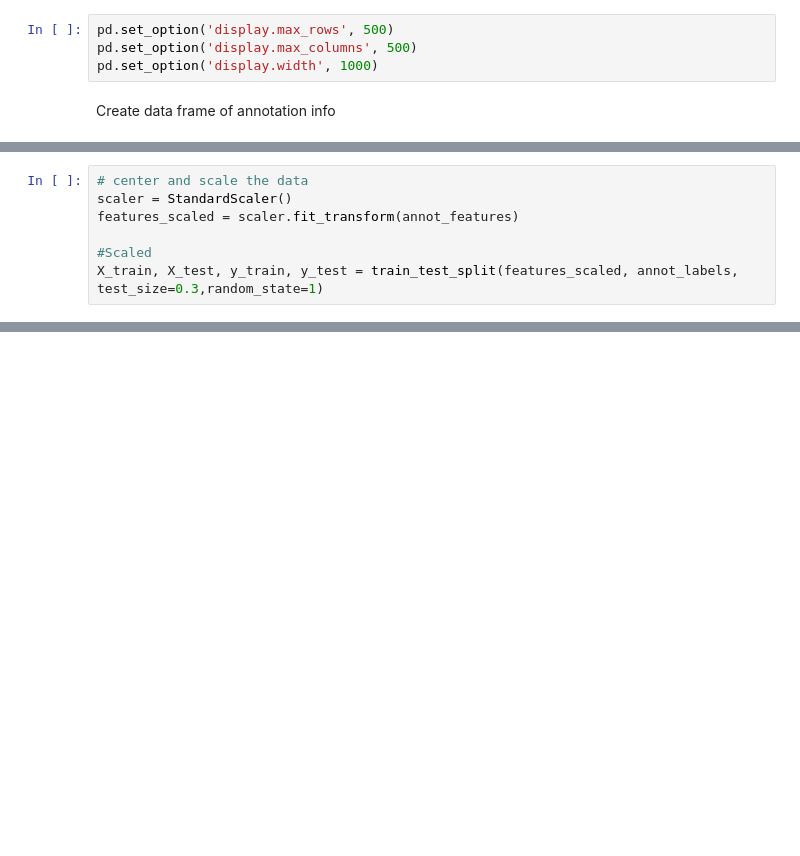
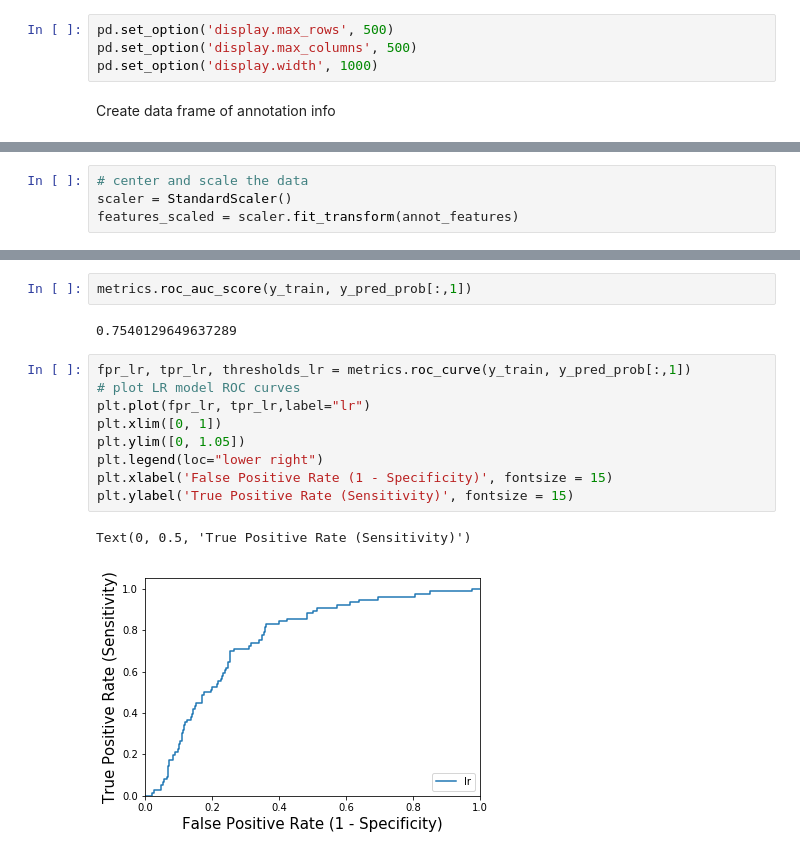
Before and after one commit to grace3999/USV_Python, a Jupyter notebook: Notebooks/xr_Annotations_modeling.ipynb, the cells around one changed output, grey strips where cells are left out. Cells and saved outputs as stored; diff of their text form; blank space fills up the shorter version.

```diff
--- a/Notebooks/xr_Annotations_modeling.ipynb
+++ b/Notebooks/xr_Annotations_modeling.ipynb
@@ -80,6 +96,3 @@ annot_features.head()
 # center and scale the data
 scaler = StandardScaler()
 features_scaled = scaler.fit_transform(annot_features)
-
-#Scaled
-X_train, X_test, y_train, y_test = train_test_split(features_scaled, annot_labels, test_size=0.3,random_state=1)
@@ -85,0 +136,16 @@ X_train, X_test, y_train, y_test = train_test_split(features_scaled, annot_label
+# %%
+metrics.roc_auc_score(y_train, y_pred_prob[:,1])
+# %% [output]
+0.7540129649637289
+# %%
+fpr_lr, tpr_lr, thresholds_lr = metrics.roc_curve(y_train, y_pred_prob[:,1])
+# plot LR model ROC curves
+plt.plot(fpr_lr, tpr_lr,label="lr")
+plt.xlim([0, 1])
+plt.ylim([0, 1.05])
+plt.legend(loc="lower right")
+plt.xlabel('False Positive Rate (1 - Specificity)', fontsize = 15)
+plt.ylabel('True Positive Rate (Sensitivity)', fontsize = 15)
+# %% [output]
+Text(0, 0.5, 'True Positive Rate (Sensitivity)')
+[figure, added]
```
Also changed, not shown: parts of 26 cells of this notebook.
